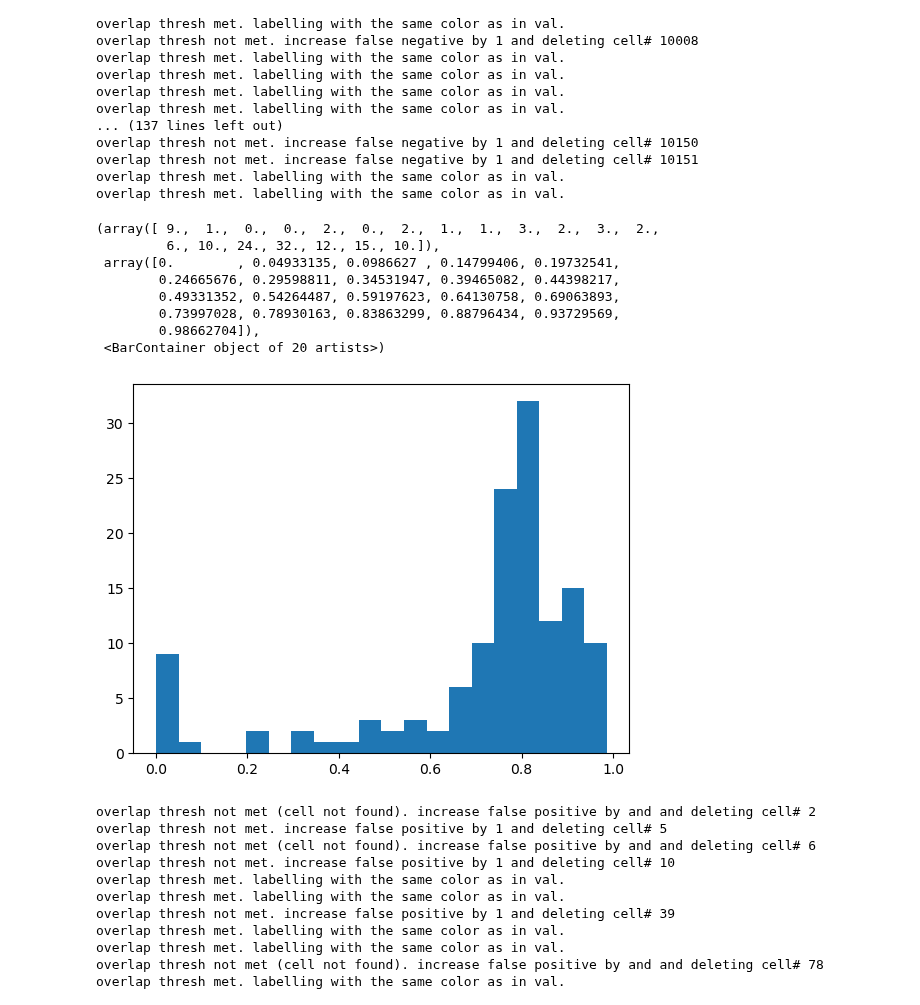
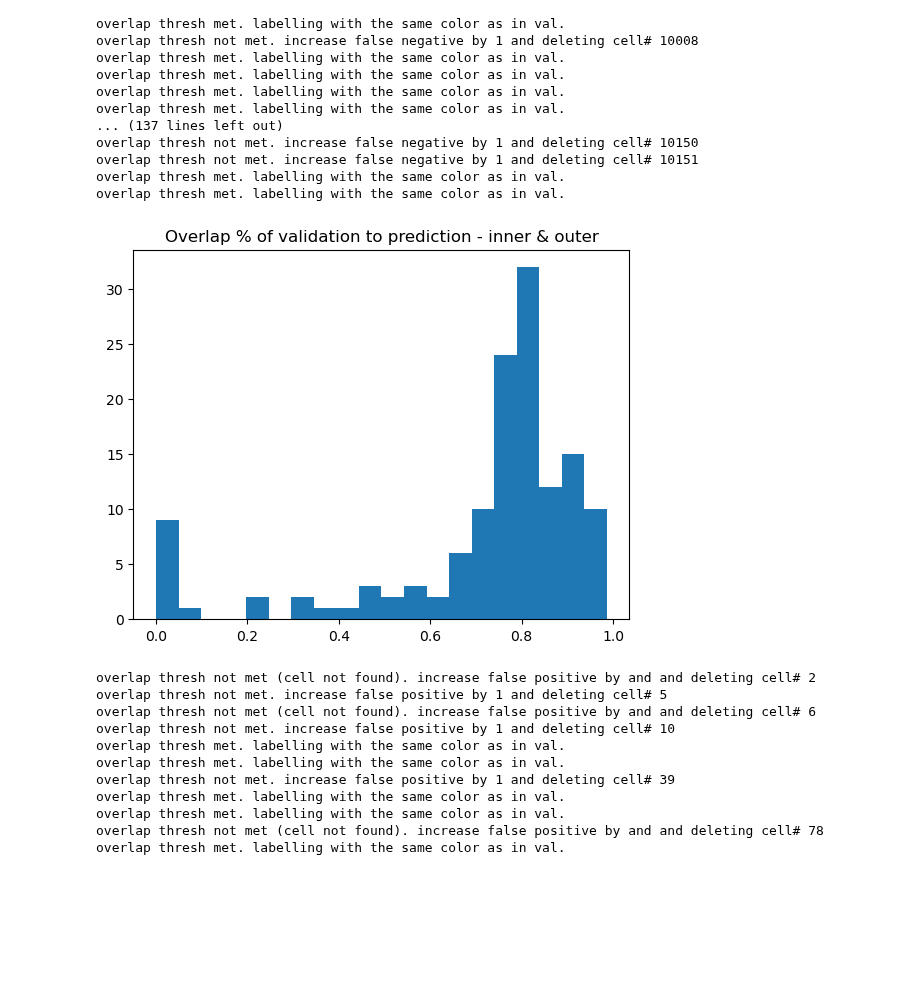
Before and after one commit to PhilipRuthig/EMtools, a Jupyter notebook: 4_validation.ipynb, the cells around one changed output. Cells and saved outputs as stored; diff of their text form; code cells hidden in the pictures; blank space fills up the shorter version.

```diff
--- a/4_validation.ipynb
+++ b/4_validation.ipynb
@@ -569,17 +560,11 @@ overlap thresh not met. increase false negative by 1 and deleting cell# 10151
 overlap thresh met. labelling with the same color as in val.
 overlap thresh met. labelling with the same color as in val.
 # %%
+plt.title("Overlap % of validation to prediction - inner & outer")
 plt.hist(overlap_perc_list_1,bins=20) #sanity check
+plt.show()
 # %% [output]
-(array([ 9.,  1.,  0.,  0.,  2.,  0.,  2.,  1.,  1.,  3.,  2.,  3.,  2.,
-         6., 10., 24., 32., 12., 15., 10.]),
- array([0.        , 0.04933135, 0.0986627 , 0.14799406, 0.19732541,
-        0.24665676, 0.29598811, 0.34531947, 0.39465082, 0.44398217,
-        0.49331352, 0.54264487, 0.59197623, 0.64130758, 0.69063893,
-        0.73997028, 0.78930163, 0.83863299, 0.88796434, 0.93729569,
-        0.98662704]),
- <BarContainer object of 20 artists>)
-[figure, old version]
+[figure, new version]
 # %%
 # iterate through prediction cells one by one.
 for id in np.unique(pred_both_labeled):
```
Also changed, not shown: parts of 17 cells of this notebook, 2 other files.
